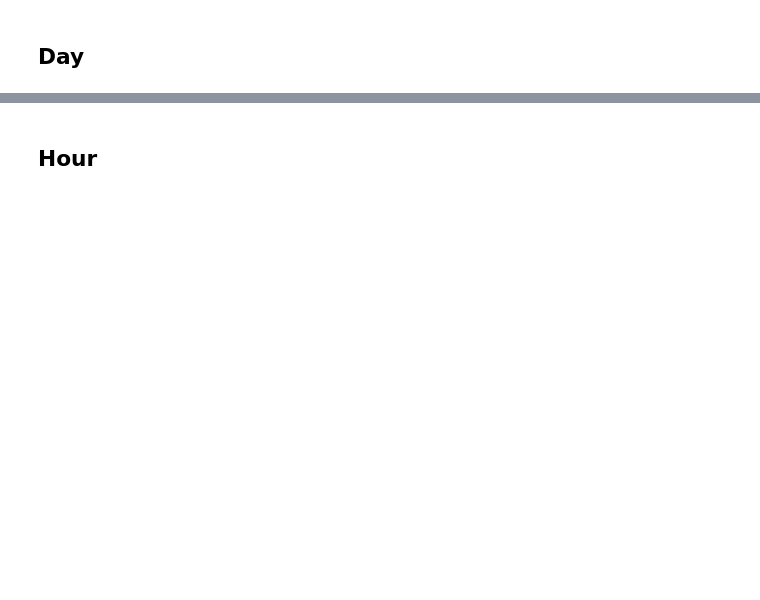
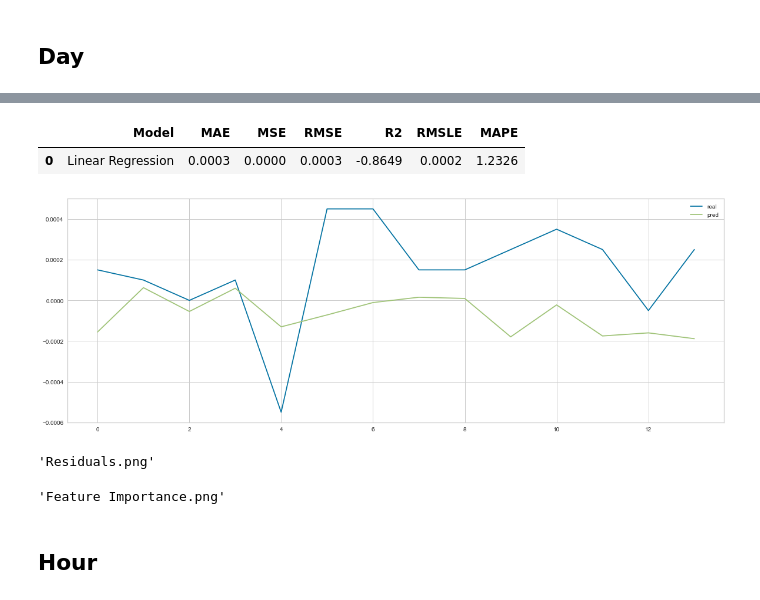
Before and after one commit to MGaulia/PD, a Jupyter notebook: 4 Pycaret.ipynb, the cells around one changed output, grey strips where cells are left out. Cells and saved outputs as stored; diff of their text form; code cells hidden in the pictures; blank space fills up the shorter version.

```diff
--- a/4 Pycaret.ipynb
+++ b/4 Pycaret.ipynb
@@ -57,0 +34,6 @@ pred[['change', 'Label']].plot()
+# %%
+day = read_and_clean_data("data/full_day.csv")
+day_train, day_test = train_test_split(day, test_size = 0.25, random_state = 42)
+day_train, day_test = day_train.reset_index(drop = True), day_test.reset_index(drop = True)
+
+day.head(5)
@@ -57,0 +67,2 @@ pred[['change', 'Label']].plot()
+# %%
+best_model_day = compare_models(sort = 'MAE')
@@ -58,3 +87,24 @@ pred[['change', 'Label']].plot()
+# %%
+pred = predict_model(best_model_day, data=day_test)
+pred = pred.rename({'change':'real', 'Label':'pred'}, axis = 1)
+# %% [output]
+|  | Model | MAE | MSE | RMSE | R2 | RMSLE | MAPE |
+| 0 | Linear Regression | 0.0003 | 0.0000 | 0.0003 | -0.8649 | 0.0002 | 1.2326 |
+# %%
+ax = pred[['real', 'pred']].plot(figsize = (20, 7))
+fig = ax.get_figure()
+fig.savefig('images/day_pycaret_pred.pdf', format = "pdf", dpi = 300,bbox_inches='tight')
+fig.savefig('images/day_pycaret_pred.jpg', format = "jpg", dpi = 300,bbox_inches='tight')
+# %% [output]
+[figure, added]
+# %%
+plot_model(best_model_day, plot = 'residuals', save = True)
+# %% [output]
+'Residuals.png'
+# %%
+plot_model(best_model_hour, plot = 'feature', save = True)
+# %% [output]
+'Feature Importance.png'
 # %% [markdown]
 ## Hour
 # %%
```
Also changed, not shown: parts of 26 cells of this notebook.
